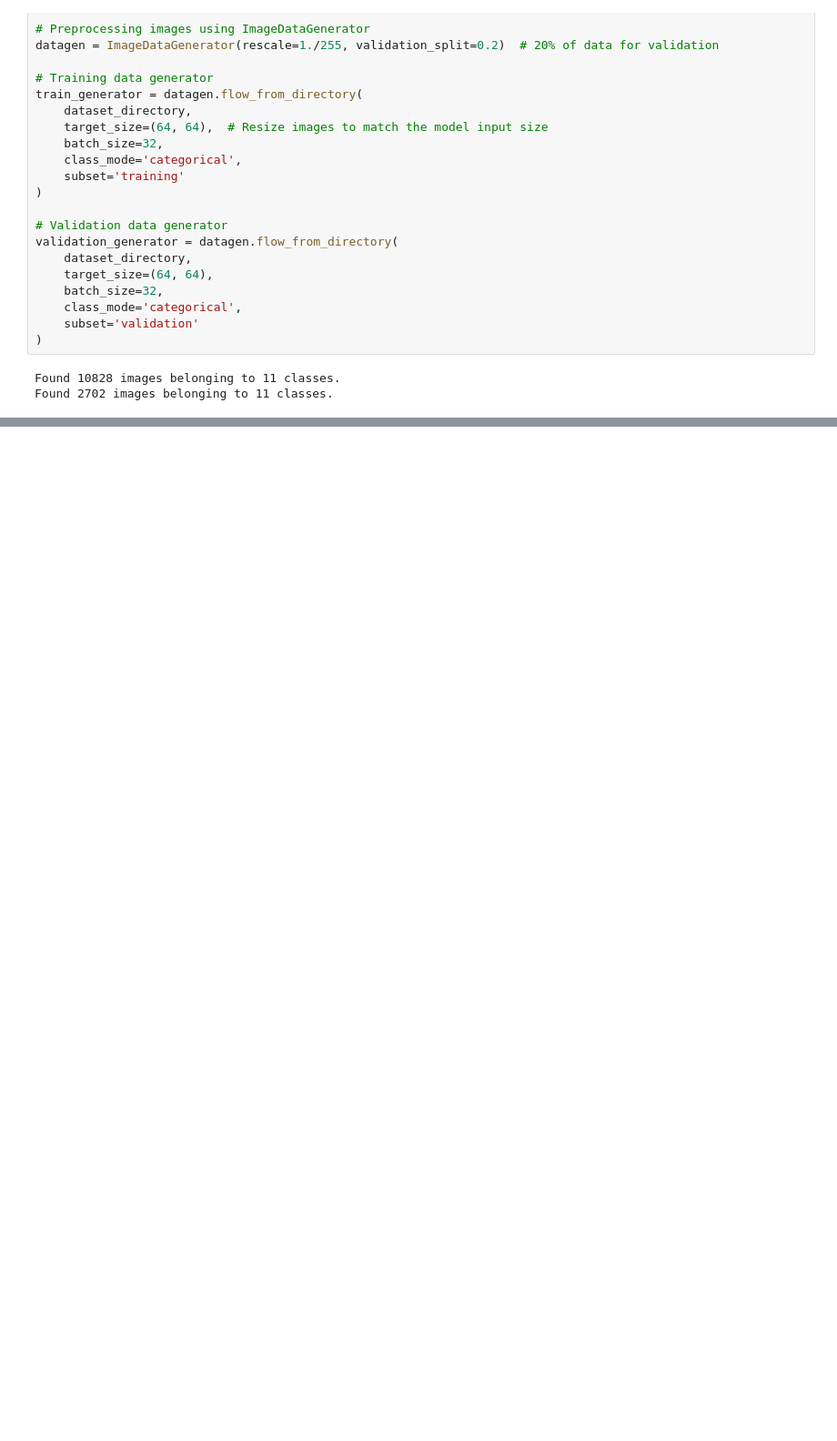
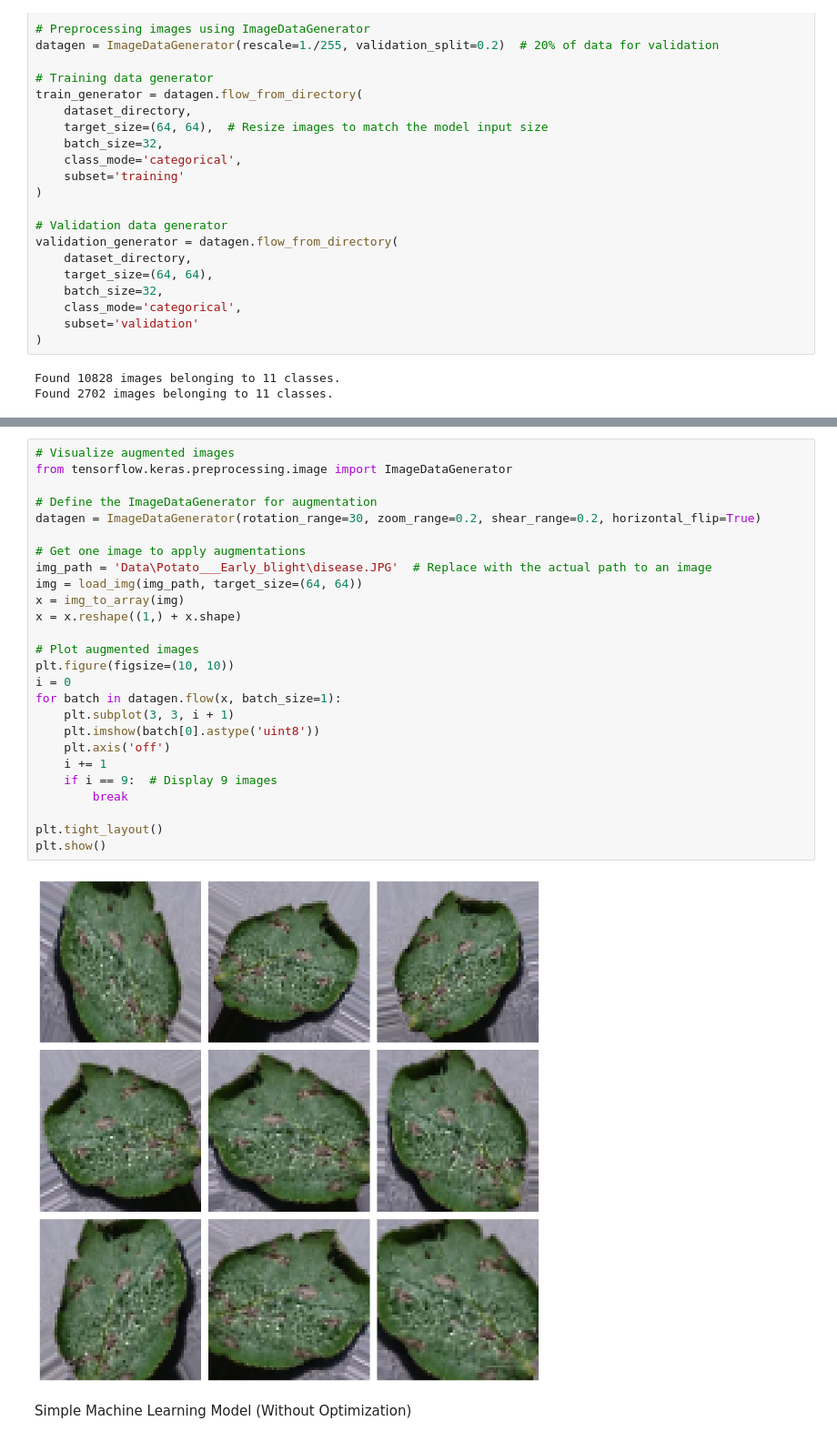
Before and after one commit to charite-uwatwembi/Crop-Disease-AI-Classification, a Jupyter notebook: notebook.ipynb, the cells around one changed output, grey strips where cells are left out. Shown at 91% size. Drawn from its saved outputs; the diff is of its cells as text; blank space fills up the shorter version.

```diff
--- a/notebook.ipynb
+++ b/notebook.ipynb
@@ -30,3 +94,33 @@ Found 2702 images belonging to 11 classes.
+# %%
+# Visualize augmented images
+from tensorflow.keras.preprocessing.image import ImageDataGenerator
+
+# Define the ImageDataGenerator for augmentation
+datagen = ImageDataGenerator(rotation_range=30, zoom_range=0.2, shear_range=0.2, horizontal_flip=True)
+
+# Get one image to apply augmentations
+img_path = 'Data\Potato___Early_blight\disease.JPG'  # Replace with the actual path to an image
+img = load_img(img_path, target_size=(64, 64))
+x = img_to_array(img)
+x = x.reshape((1,) + x.shape)
+
+# Plot augmented images
+plt.figure(figsize=(10, 10))
+i = 0
+for batch in datagen.flow(x, batch_size=1):
+    plt.subplot(3, 3, i + 1)
+    plt.imshow(batch[0].astype('uint8'))
+    plt.axis('off')
+    i += 1
+    if i == 9:  # Display 9 images
+        break
+
+plt.tight_layout()
+plt.show()
+# %% [output]
+[figure, added]
+# %% [markdown]
+Simple Machine Learning Model (Without Optimization)
 # %%
 from tensorflow.keras.models import Sequential
 from tensorflow.keras.layers import Conv2D, MaxPooling2D, Flatten, Dense
```
Also changed, not shown: parts of 16 cells of this notebook, 3 other files.
